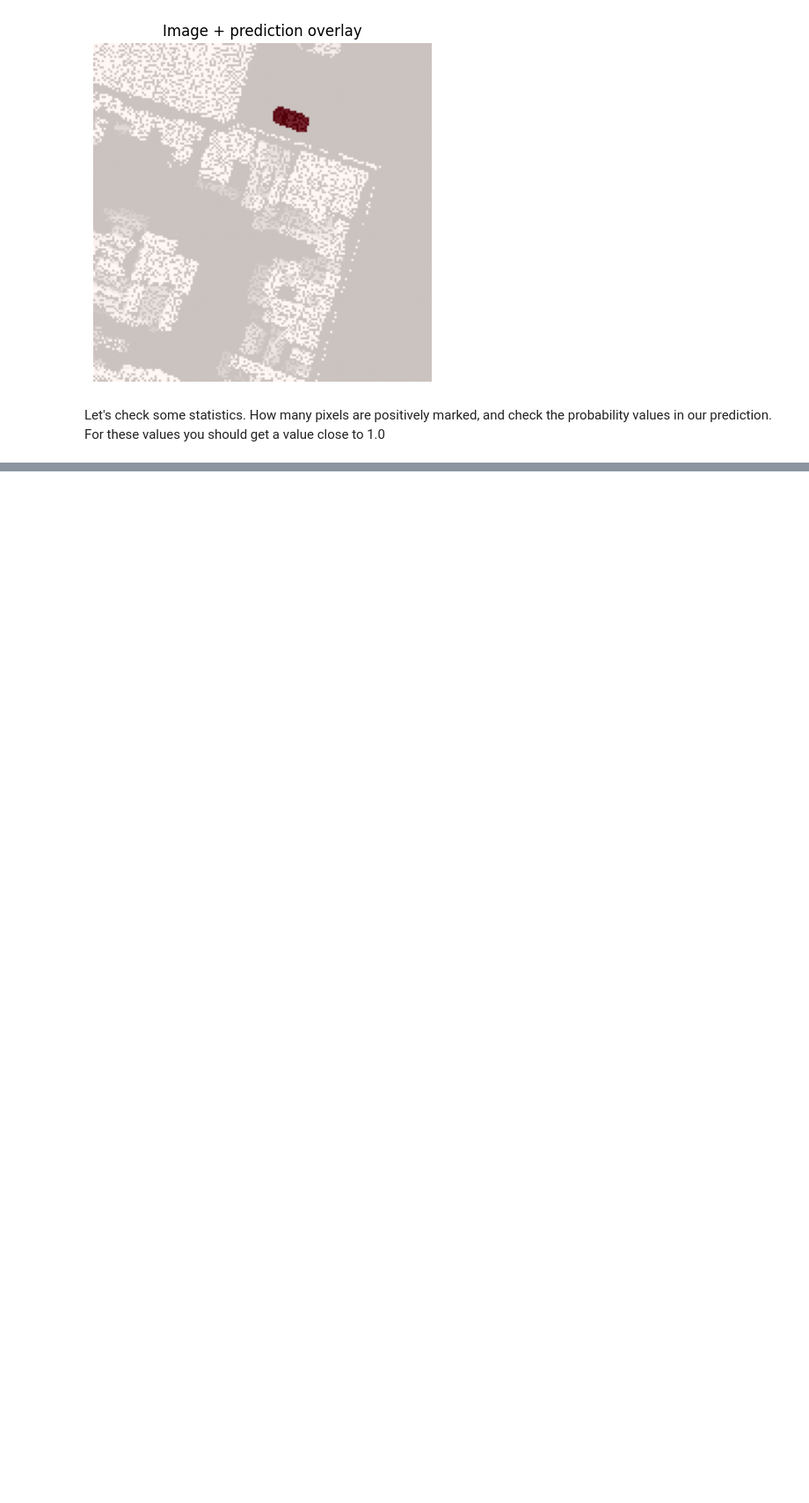
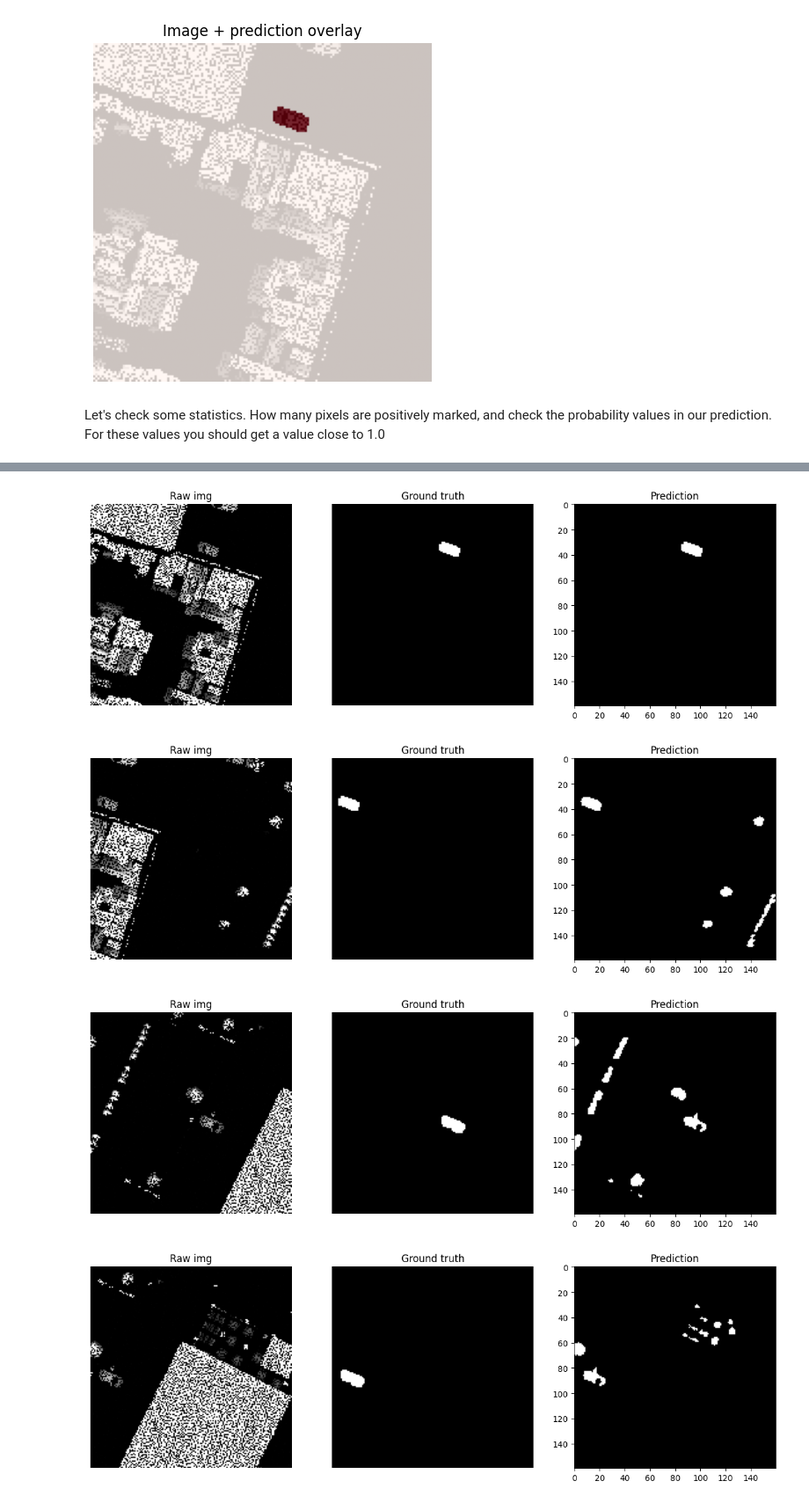
Before and after one commit to slelo/CVCA-S1E1-UNet-Image-Segmentation, a Jupyter notebook: notebooks/01_exploration.ipynb, the cells around one changed output, grey strips where cells are left out. Shown at 88% size. Cells and saved outputs as stored; diff of their text form; code cells hidden in the pictures; blank space fills up the shorter version.

Commit message:
Added exploration script to overfit 10 images and use_cuda arg for train.py

```diff
--- a/notebooks/01_exploration.ipynb
+++ b/notebooks/01_exploration.ipynb
@@ -144,19 +152,22 @@ Loaded model from:  D:\_LEARN\_ComputerVision\Kaggle\Segmentation-Lidar\segment-
 # %% [markdown]
 ### Step 1.4 - Predicting on the same image as above
 # %%
-with torch.no_grad():
-    input_image = image.unsqueeze(0).to(device)
-    logits = model(input_image)
+def predict():
+    with torch.no_grad():
+        input_image = image.unsqueeze(0).to(device)
+        logits = model(input_image)
 
-    # we apply sigmoid here and not baked in the model.
-    # The output of the model is raw logits.
-    # This is because we use BCEWithLogitsLoss loss function. As the name suggests, it works with Logits, not with probabilities
-    # Please refer to the PyTorch documentation: https://docs.pytorch.org/docs/2.12/generated/torch.nn.BCEWithLogitsLoss.html
-    probs = torch.sigmoid(logits)
-    pred_mask = (probs > 0.5).float()
+        # we apply sigmoid here and not baked in the model.
+        # The output of the model is raw logits.
+        # This is because we use BCEWithLogitsLoss loss function. As the name suggests, it works with Logits, not with probabilities
+        # Please refer to the PyTorch documentation: https://docs.pytorch.org/docs/2.12/generated/torch.nn.BCEWithLogitsLoss.html
+        probs = torch.sigmoid(logits)
+        pred_mask = (probs > 0.5).float()
+        return pred_mask, probs
 # %% [markdown]
 ### Step 1.5 - Visualizing the raw image, ground truth and prediction
 # %%
+pred_mask, probs = predict()
 pred_np = pred_mask.squeeze().cpu().numpy()
 
 plt.figure(figsize=(15,4))
@@ -191,6 +202,7 @@ plt.show()
 Let's check some statistics. How many pixels are positively marked, and check the probability values in our prediction. For these values you should get a value close to 1.0
 # %%
 gt_pixels = mask.sum().item()
+pred_mask, probs = predict()
 pred_pixels = pred_mask.sum().item()
 
 print("GT positive pixels:", gt_pixels)
@@ -220,0 +265,28 @@ Probs min/max/mean: 0.0 1.0 0.005284111015498638
+# %%
+for idx in range(10):
+    image, mask = dataset[idx]
+    pred_mask, probs = predict()
+    pred_np = pred_mask.squeeze().cpu().numpy()
+
+    plt.figure(figsize=(15,30))
+
+    plt.subplot(idx+1,3,1)
+    plt.title("Raw img")
+    plt.imshow(image.permute(1,2,0))
+    plt.axis("off")
+
+    plt.subplot(idx+1,3,2)
+    plt.title("Ground truth")
+    plt.imshow(mask.squeeze(), cmap="gray")
+    plt.axis("off")
+
+    plt.subplot(idx+1,3,3)
+    plt.title("Prediction")
+    plt.imshow(pred_np, cmap="gray")
+
+    plt.show()
+# %% [output]
+[figure, added]
+[figure, added]
+[figure, added]
+[figure, added]
```
Also changed, not shown: parts of 13 cells of this notebook, 2 other files.
